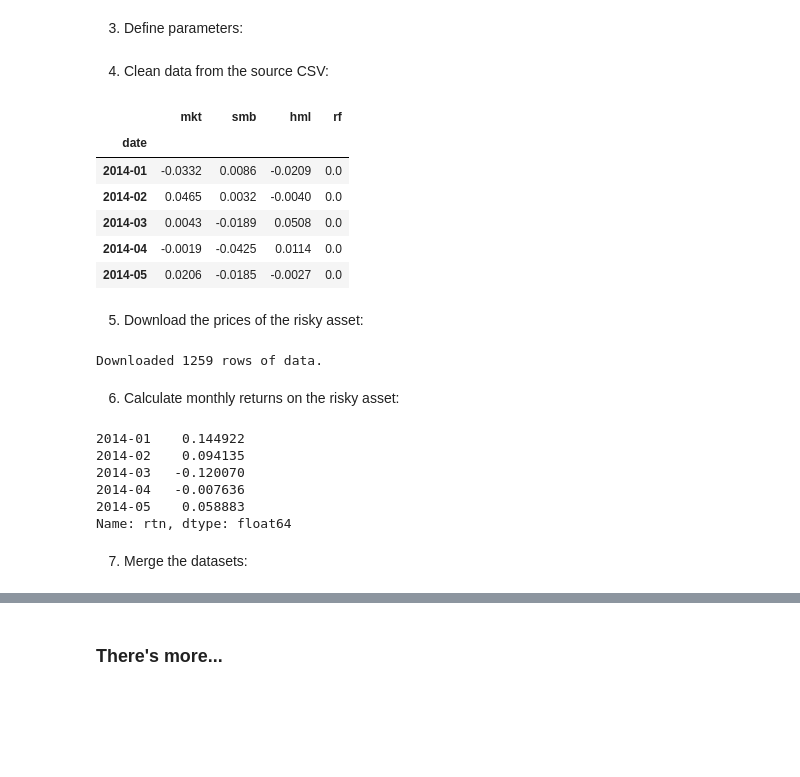
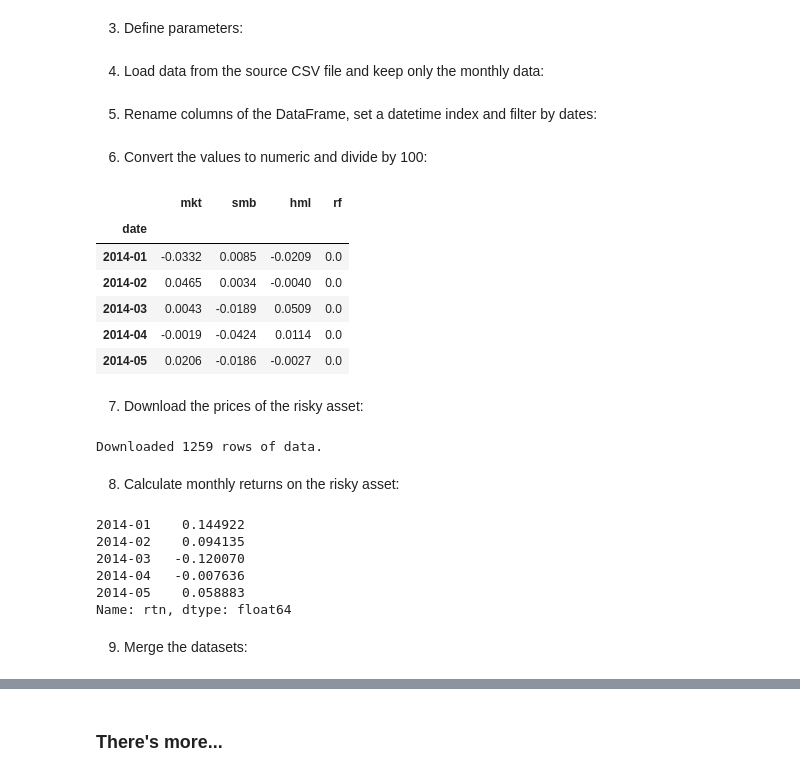
Before and after one commit to PacktPublishing/Python-for-Finance-Cookbook, a Jupyter notebook: Chapter 04/chapter_4.ipynb, the cells around one changed output, grey strips where cells are left out. Drawn from its saved outputs; the diff is of its cells as text; code cells hidden in the pictures; blank space fills up the shorter version.

Commit message:
Modified 3-factor recipe - more readable code

```diff
--- a/Chapter 04/chapter_4.ipynb
+++ b/Chapter 04/chapter_4.ipynb
@@ -202,4 +202,4 @@ risky_asset = 'FB'
 start_date = '2013-12-31'
 end_date = '2018-12-31'
 # %% [markdown]
-4. Clean data from the source CSV:
+4. Load data from the source CSV file and keep only the monthly data:
@@ -206,10 +213,6 @@ end_date = '2018-12-31'
+# %% [markdown]
+5. Rename columns of the DataFrame, set a datetime index and filter by dates:
 # %%
-# load data from csv
-factor_df = pd.read_csv('F-F_Research_Data_Factors.csv', skiprows=3)
-# identify where the annual data starts
-start_of_annual = factor_df[factor_df.iloc[:, 0] == ' Annual Factors: January-December '].index[0]
-# keep only monthly data
-factor_df = factor_df[factor_df.index < start_of_annual]
 # rename columns
 factor_df.columns = ['date', 'mkt', 'smb', 'hml', 'rf']
 # convert strings to datetime
@@ -218,23 +221,21 @@ factor_df['date'] = pd.to_datetime(factor_df['date'], format='%Y%m').dt.strftime
 factor_df = factor_df.set_index('date')
 # filter only required dates
 factor_df = factor_df.loc[start_date:end_date]
-# convert all columns to numeric
-cols = factor_df.columns
-factor_df[cols] = factor_df[cols].apply(pd.to_numeric, errors='coerce')
-# devide all values by 100, as they are stated in percentages
-factor_df = factor_df.div(100)
-
-factor_df.head()
-# %% [output]
-|  | mkt | smb | hml | rf |
-| date |  |  |  |  |
-| 2014-01 | -0.0332 | 0.0086 | -0.0209 | 0.0 |
-| 2014-02 | 0.0465 | 0.0032 | -0.0040 | 0.0 |
-| 2014-03 | 0.0043 | -0.0189 | 0.0508 | 0.0 |
-| 2014-04 | -0.0019 | -0.0425 | 0.0114 | 0.0 |
-| 2014-05 | 0.0206 | -0.0185 | -0.0027 | 0.0 |
+# %% [markdown]
+6. Convert the values to numeric and divide by 100:
+# %%
+factor_df = factor_df.apply(pd.to_numeric, errors='coerce').div(100)
+factor_df.head()
+# %% [output]
+|  | mkt | smb | hml | rf |
+| date |  |  |  |  |
+| 2014-01 | -0.0332 | 0.0085 | -0.0209 | 0.0 |
+| 2014-02 | 0.0465 | 0.0034 | -0.0040 | 0.0 |
+| 2014-03 | 0.0043 | -0.0189 | 0.0509 | 0.0 |
+| 2014-04 | -0.0019 | -0.0424 | 0.0114 | 0.0 |
+| 2014-05 | 0.0206 | -0.0186 | -0.0027 | 0.0 |
 # %% [markdown]
-5. Download the prices of the risky asset:
+7. Download the prices of the risky asset:
 # %%
 asset_df = yf.download(risky_asset,
                        start=start_date,
@@ -246,7 +247,7 @@ print(f'Downloaded {asset_df.shape[0]} rows of data.')
 # %% [output]
 Downloaded 1259 rows of data.
 # %% [markdown]
-6. Calculate monthly returns on the risky asset:
+8. Calculate monthly returns on the risky asset:
 # %%
 y = asset_df['Adj Close'].resample('M') \
                          .last() \
@@ -264,7 +265,7 @@ y.head()
 2014-05    0.058883
 Name: rtn, dtype: float64
 # %% [markdown]
-7. Merge the datasets:
+9. Merge the datasets:
 # %%
 # merge datasets
 ff_data = factor_df.join(y)
```
Also changed, not shown: parts of 5 cells of this notebook.
